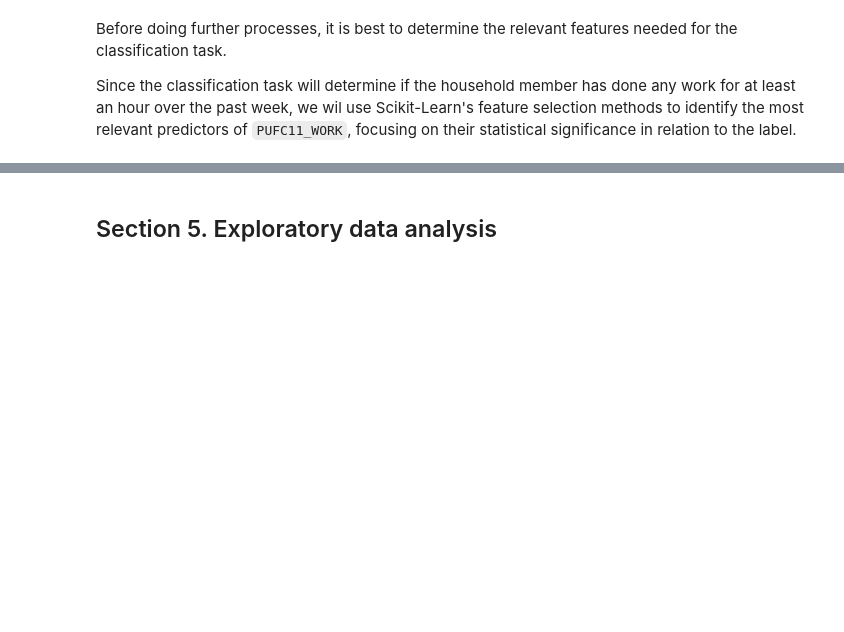
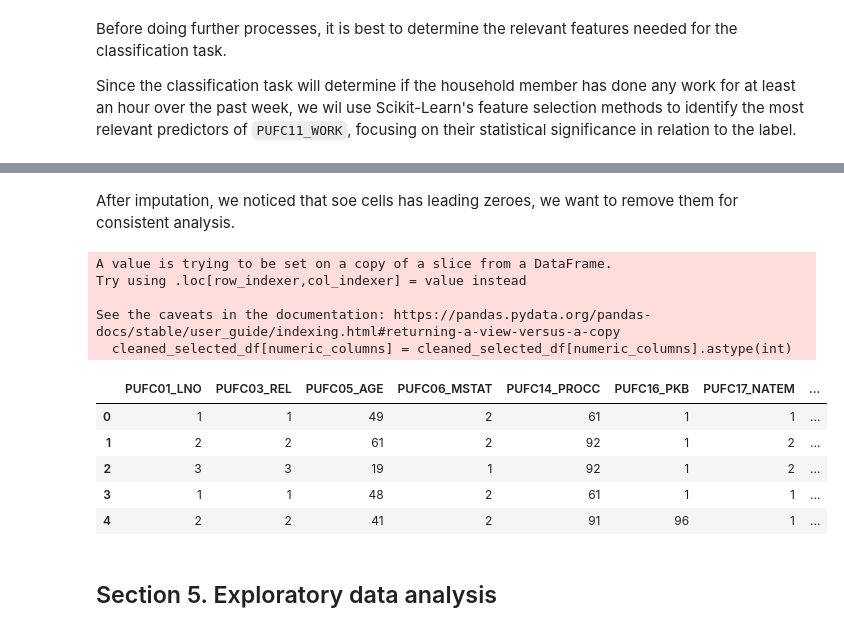
Before and after one commit to MatthewHeinz/STINTSY_MCO1, a Jupyter notebook: MCO1.ipynb, the cells around one changed output, grey strips where cells are left out. Cells and saved outputs as stored; diff of their text form; code cells hidden in the pictures; blank space fills up the shorter version.

Commit message:
Removed leading eroes for consistent analysis and computation

```diff
--- a/MCO1.ipynb
+++ b/MCO1.ipynb
@@ -279,3 +317,28 @@ dtype: int64
+# %% [markdown]
+After imputation, we noticed that soe cells has leading zeroes, we want to remove them for consistent analysis.
+# %%
+numeric_columns = [
+    "PUFC01_LNO", "PUFC03_REL", "PUFC05_AGE", "PUFC06_MSTAT",
+    "PUFC14_PROCC", "PUFC16_PKB", "PUFC17_NATEM", "PUFC19_PHOURS",
+    "PUFC20_PWMORE", "PUFC21_PLADDW", "PUFC23_PCLASS", "PUFC38_PREVJOB",
+    "PUFC41_WQTR", "PUFC43_QKB", "PUFNEWEMPSTAT", "PUFC11_WORK"
+]
+
+# Convert these columns to integers to remove any leading zeros
+cleaned_selected_df[numeric_columns] = cleaned_selected_df[numeric_columns].astype(int)
+display(cleaned_selected_df.head())
+# %% [output]
+A value is trying to be set on a copy of a slice from a DataFrame.
+Try using .loc[row_indexer,col_indexer] = value instead
+
+See the caveats in the documentation: https://pandas.pydata.org/pandas-docs/stable/user_guide/indexing.html#returning-a-view-versus-a-copy
+  cleaned_selected_df[numeric_columns] = cleaned_selected_df[numeric_columns].astype(int)
+|  | PUFC01_LNO | PUFC03_REL | PUFC05_AGE | PUFC06_MSTAT | PUFC14_PROCC | PUFC16_PKB | PUFC17_NATEM | ... |
+| 0 | 1 | 1 | 49 | 2 | 61 | 1 | 1 | ... |
+| 1 | 2 | 2 | 61 | 2 | 92 | 1 | 2 | ... |
+| 2 | 3 | 3 | 19 | 1 | 92 | 1 | 2 | ... |
+| 3 | 1 | 1 | 48 | 2 | 61 | 1 | 1 | ... |
+| 4 | 2 | 2 | 41 | 2 | 91 | 96 | 1 | ... |
 # %% [markdown]
 ## Section 5. Exploratory data analysis
 # %% [markdown]
```
Also changed, not shown: parts of 3 cells of this notebook.
